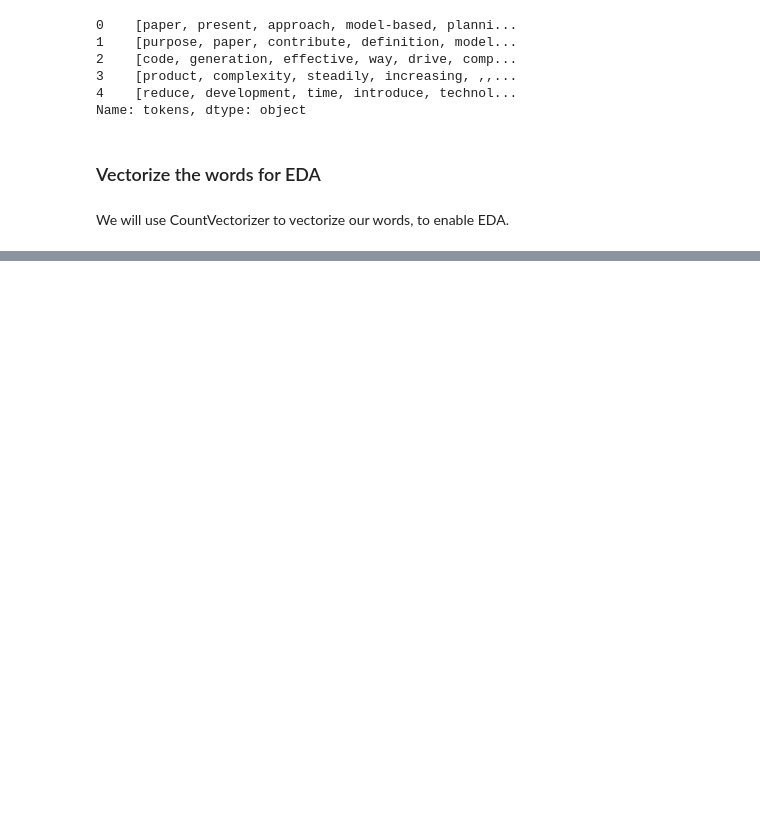
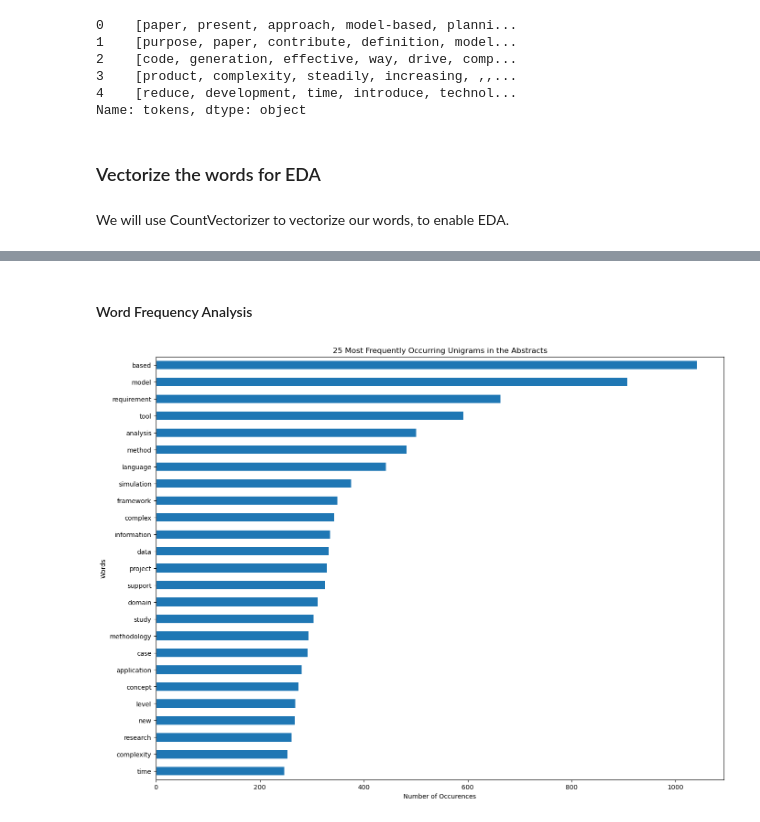
Before and after one commit to Suniljit/General_Assembly_Projects, a Jupyter notebook: capstone_project/code/02_preprocessing_and_EDA.ipynb, the cells around one changed output, grey strips where cells are left out. Saved outputs shown, nothing was run; the diff lists cells and outputs as text; code cells hidden in the pictures; blank space fills up the shorter version.

```diff
--- a/capstone_project/code/02_preprocessing_and_EDA.ipynb
+++ b/capstone_project/code/02_preprocessing_and_EDA.ipynb
@@ -208,0 +221,37 @@ test
+# %%
+%%time
+# Preprocess the data again
+journals['tokens'] = journals['abstract'].apply(preprocess_text)
+
+# Join the tokenized words so that we can vectorize them
+journals['tokens'] = [" ".join(post) for post in journals['tokens']]
+
+# Instantiate a CountVectorizer with ngrams 1 for word frequency analysis
+cvec_journals_1 = CountVectorizer(lowercase=False, ngram_range=(1,1))
+
+# Instantiate a CountVectorizer with ngrams 2 for bigram analysis
+cvec_journals_2 = CountVectorizer(lowercase=False, ngram_range=(2,2))
+
+# Instantiate a CountVectorizer with ngrams 3 for trigram analysis
+cvec_journals_3 = CountVectorizer(lowercase=False, ngram_range=(3,3))
+
+
+# Fit the three vectorizers, transform the data and export them into a dataframe
+
+# Unigrams
+cvec_journals_1.fit(journals['tokens'])
+journals_unigrams = cvec_journals_1.transform(journals['tokens'])
+journals_unigrams = pd.DataFrame(journals_unigrams.todense(),
+                                 columns=cvec_journals_1.get_feature_names_out())
+
+# Bigrams
+cvec_journals_2.fit(journals['tokens'])
+journals_bigrams = cvec_journals_2.transform(journals['tokens'])
+journals_bigrams = pd.DataFrame(journals_bigrams.todense(),
+                                 columns=cvec_journals_2.get_feature_names_out())
+
+# Trigrams
+cvec_journals_3.fit(journals['tokens'])
+journals_trigrams = cvec_journals_3.transform(journals['tokens'])
+journals_trigrams = pd.DataFrame(journals_trigrams.todense(),
+                                 columns=cvec_journals_3.get_feature_names_out())
@@ -208,0 +261,12 @@ test
+# %% [markdown]
+#### Word Frequency Analysis
+# %%
+# Plot the 25 most frequently occuring unigrams in the abstracts
+plt.figure(figsize=(16,12))
+top_25_unigrams = journals_unigrams.sum().sort_values(ascending=False).head(25)
+top_25_unigrams.sort_values(ascending=True).plot(kind='barh');
+plt.title('25 Most Frequently Occurring Unigrams in the Abstracts')
+plt.ylabel('Words')
+plt.xlabel('Number of Occurences');
+# %% [output]
+[figure, added]
```
Also changed, not shown: parts of 37 cells of this notebook, 3 other files.
